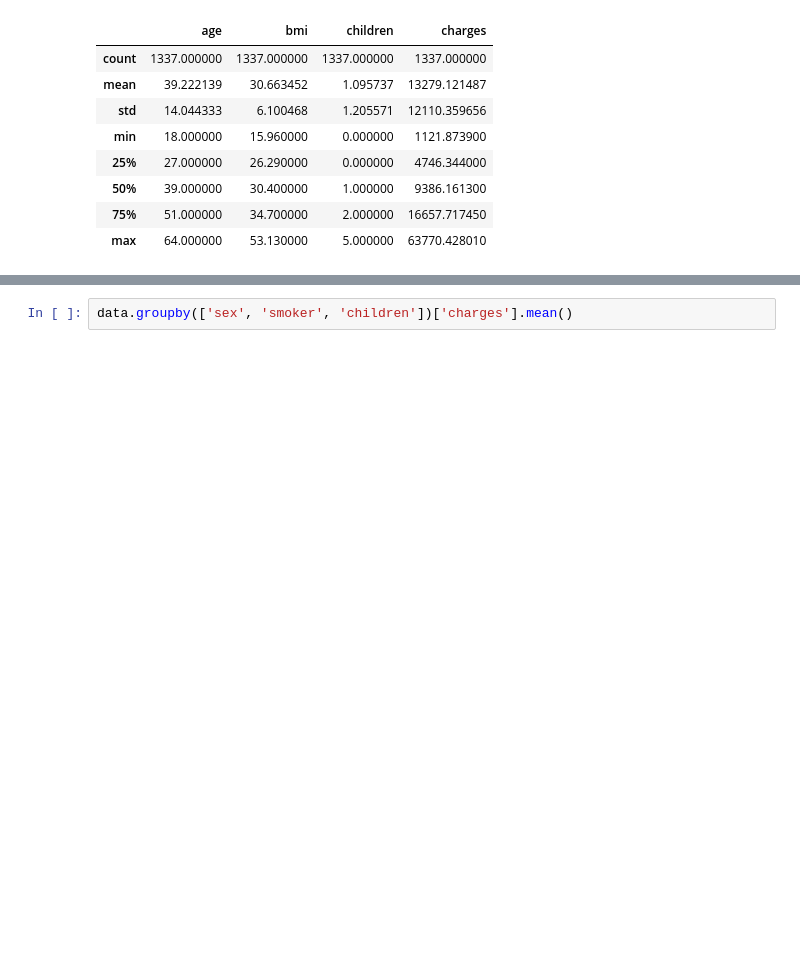
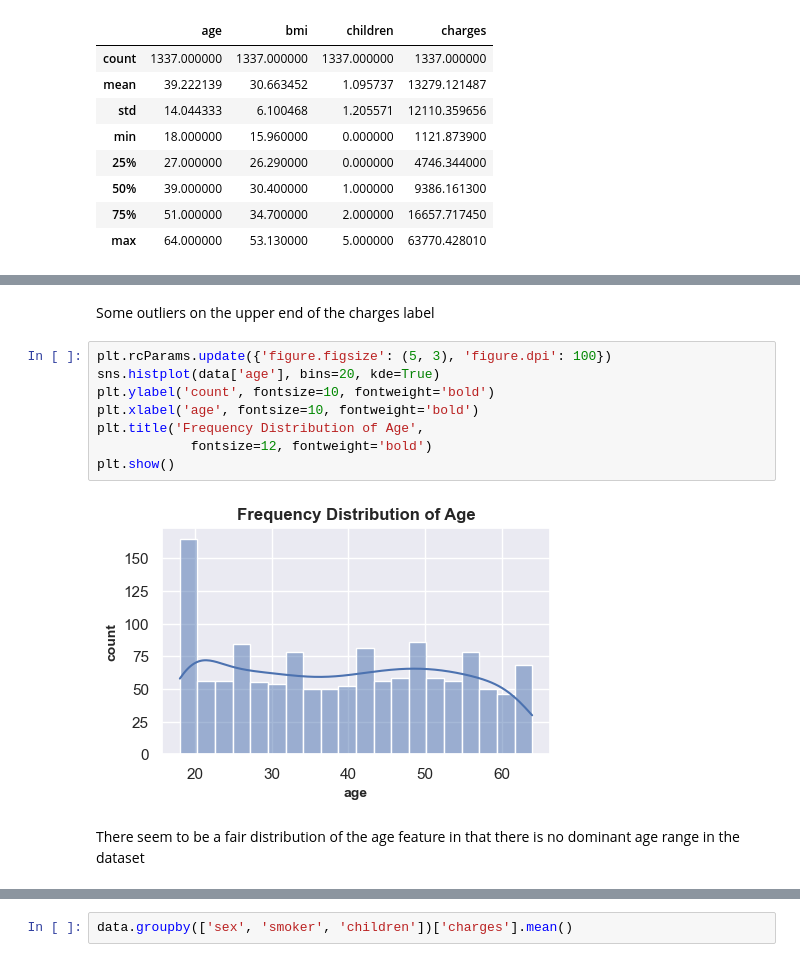
Before and after one commit to ChigozieObika/insurance_premium, a Jupyter notebook: eda.ipynb, the cells around one changed output, grey strips where cells are left out. Drawn from its saved outputs; the diff is of its cells as text; blank space fills up the shorter version.

```diff
--- a/eda.ipynb
+++ b/eda.ipynb
@@ -61,0 +86,14 @@ plt.show()
+# %% [markdown]
+Some outliers on the upper end of the charges label
+# %%
+plt.rcParams.update({'figure.figsize': (5, 3), 'figure.dpi': 100})
+sns.histplot(data['age'], bins=20, kde=True)
+plt.ylabel('count', fontsize=10, fontweight='bold')
+plt.xlabel('age', fontsize=10, fontweight='bold')
+plt.title('Frequency Distribution of Age',
+            fontsize=12, fontweight='bold')
+plt.show()
+# %% [output]
+[figure, added]
+# %% [markdown]
+There seem to be a fair distribution of the age feature in that there is no dominant age range in the dataset
```
Also changed, not shown: parts of 40 cells of this notebook.
